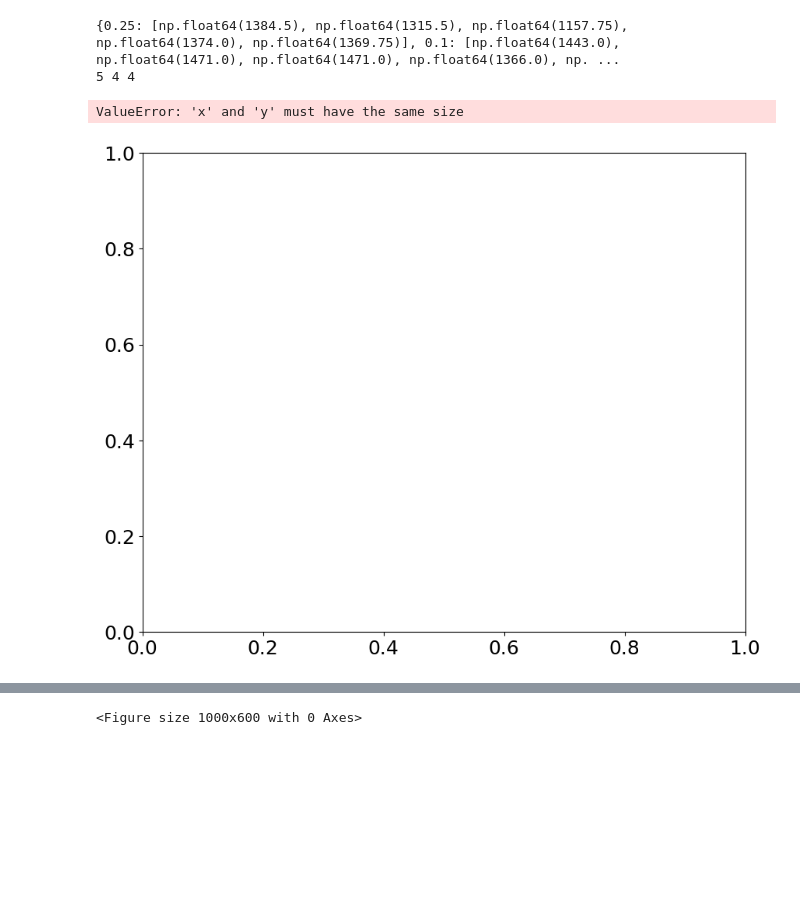
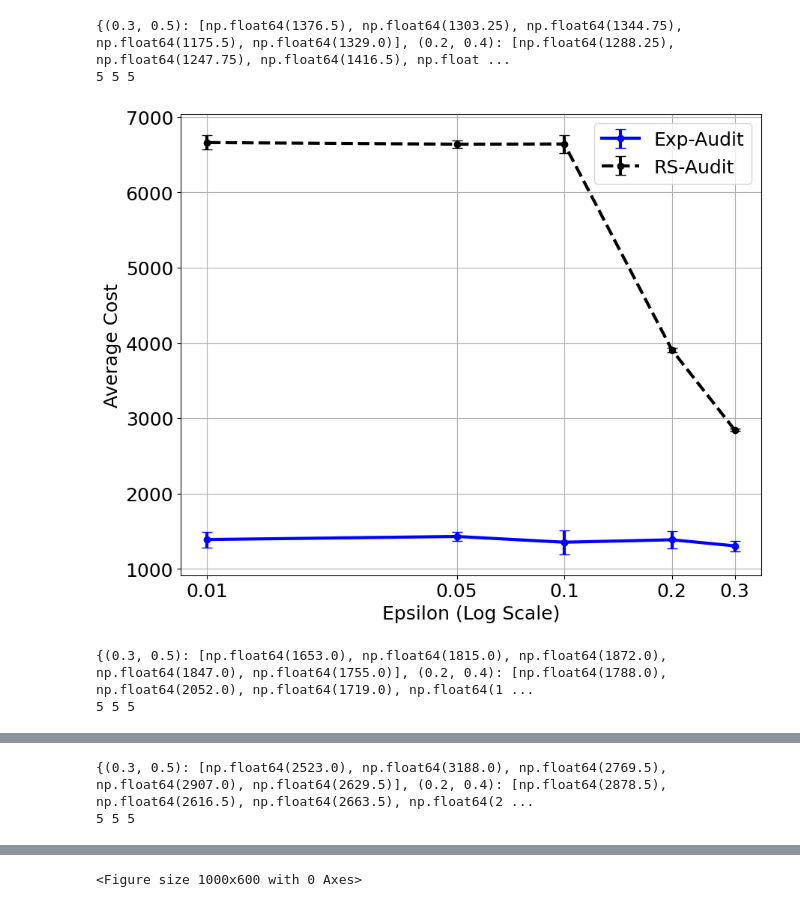
Before and after one commit to nirjhar-das/fairness_audit_partial_feedback, a Jupyter notebook: experiments/plots.ipynb, the cells around one changed output, grey strips where cells are left out. Drawn from its saved outputs; the diff is of its cells as text; code cells hidden in the pictures; blank space fills up the shorter version.

```diff
--- a/experiments/plots.ipynb
+++ b/experiments/plots.ipynb
@@ -30,5 +30,5 @@ exp_results
 # %%
-eps = [0.25, 0.1, 0.1, 0.05, 0.01]
+eps = [0.3, 0.2, 0.1, 0.05, 0.01]
 fair_thresholds = [0.5, 0.4, 0.0, 0.0, 0.0]
 costs = [(0.5,0.25), (0, 1), (0.5, 1)]
 for curr_cost in costs:
@@ -39,8 +39,8 @@ for curr_cost in costs:
         run_data_exp = exp_results[(exp_results['run'] == run) & (exp_results['sample_cost_fixed'] == curr_cost[0]) & (exp_results['label_cost_fixed'] == curr_cost[1])]
         run_data_two = two_results[(two_results['run'] == run) & (two_results['sample_cost_fixed'] == curr_cost[0]) & (two_results['label_cost_fixed'] == curr_cost[1])]
         for e, f in zip(eps, fair_thresholds):
-            exp_data = run_data_exp[run_data_exp['eps'] == e & (run_data_exp['thresh'] == f)]
-            two_data = run_data_two[run_data_two['eps'] == e & (run_data_two['thresh'] == f)]
+            exp_data = run_data_exp[(run_data_exp['eps'] == e) & (run_data_exp['thresh'] == f)]
+            two_data = run_data_two[(run_data_two['eps'] == e) & (run_data_two['thresh'] == f)]
             if run == 1:
                 cost_exp[(e, f)] = [exp_data['sample_cost'].values[0] + exp_data['label_cost'].values[0]]
                 cost_two[(e, f)] = [two_data['sample_cost'].values[0] + two_data['label_cost'].values[0]]
@@ -49,35 +49,36 @@ for curr_cost in costs:
             else:
                 cost_exp[(e, f)].append(exp_data['sample_cost'].values[0] + exp_data['label_cost'].values[0])
                 cost_two[(e, f)].append(two_data['sample_cost'].values[0] + two_data['label_cost'].values[0])
                 # cost_exp[e].append(exp_data['label_cost'].values[0])
                 # cost_two[e].append(two_data['label_cost'].values[0])
     # Average out the costs
     print(cost_exp)
     avg_cost_exp = {(e,f): np.mean(cost_exp[(e,f)]) for e, f in zip(eps, fair_thresholds)}
     avg_cost_two = {(e,f): np.mean(cost_two[(e,f)]) for e, f in zip(eps, fair_thresholds)}
     std_cost_exp = {(e,f): np.std(cost_exp[(e,f)]) for e, f in zip(eps, fair_thresholds)}
     std_cost_two = {(e,f): np.std(cost_two[(e,f)]) for e, f in zip(eps, fair_thresholds)}
     print(len([np.log10(i) for i in eps]), len(list(avg_cost_exp.values())), len(list(std_cost_exp.values())))
     # Plot error bars
     plt.errorbar([np.log10(i) for i in eps], list(avg_cost_exp.values()), yerr=list(std_cost_exp.values()), label='Exp-Audit', marker='o', capsize=5, linestyle='-', color='blue', linewidth=3)
     plt.errorbar([np.log10(i) for i in eps], list(avg_cost_two.values()), yerr=list(std_cost_two.values()), label='RS-Audit', marker='o', capsize=5, linestyle='--', color='black', linewidth=3)
     #plt.xscale('log')
     plt.xticks([np.log10(i) for i in eps], [str(i) for i in eps])
     # Increase tick size
     # plt.xticks(fontsize=14)
     # plt.yticks(fontsize=14)
     # Increase font size of labels and title
     # plt.tick_params(labelsize=14)
     # plt.legend(fontsize=14)
     plt.xlabel('Epsilon (Log Scale)')
     plt.ylabel('Average Cost')
     #plt.title(f'Average Cost vs Epsilon for Sample Cost')# {curr_cost[0]} and Label Cost {curr_cost[1]}')
     plt.legend()
     plt.grid()
-    plt.savefig(f'average_cost_eps_{curr_cost[0]}_{curr_cost[1]}.png')
+    plt.savefig(f'average_cost_eps_real_{curr_cost[0]}_{curr_cost[1]}.png')
     plt.show()
 # %% [output]
-{0.25: [np.float64(1384.5), np.float64(1315.5), np.float64(1157.75), np.float64(1374.0), np.float64(1369.75)], 0.1: [np.float64(1443.0), np.float64(1471.0), np.float64(1471.0), np.float64(1366.0), np. ...
-5 4 4
+{(0.3, 0.5): [np.float64(1376.5), np.float64(1303.25), np.float64(1344.75), np.float64(1175.5), np.float64(1329.0)], (0.2, 0.4): [np.float64(1288.25), np.float64(1247.75), np.float64(1416.5), np.float ...
+5 5 5
+[figure, new version]
-ValueError: 'x' and 'y' must have the same size
+{(0.3, 0.5): [np.float64(1653.0), np.float64(1815.0), np.float64(1872.0), np.float64(1847.0), np.float64(1755.0)], (0.2, 0.4): [np.float64(1788.0), np.float64(2052.0), np.float64(1719.0), np.float64(1 ...
+5 5 5
-[figure, old version]
@@ -83,0 +86,2 @@ ValueError: 'x' and 'y' must have the same size
+{(0.3, 0.5): [np.float64(2523.0), np.float64(3188.0), np.float64(2769.5), np.float64(2907.0), np.float64(2629.5)], (0.2, 0.4): [np.float64(2878.5), np.float64(2616.5), np.float64(2663.5), np.float64(2 ...
+5 5 5
```
Also changed, not shown: parts of 5 cells of this notebook, 12 other files.
